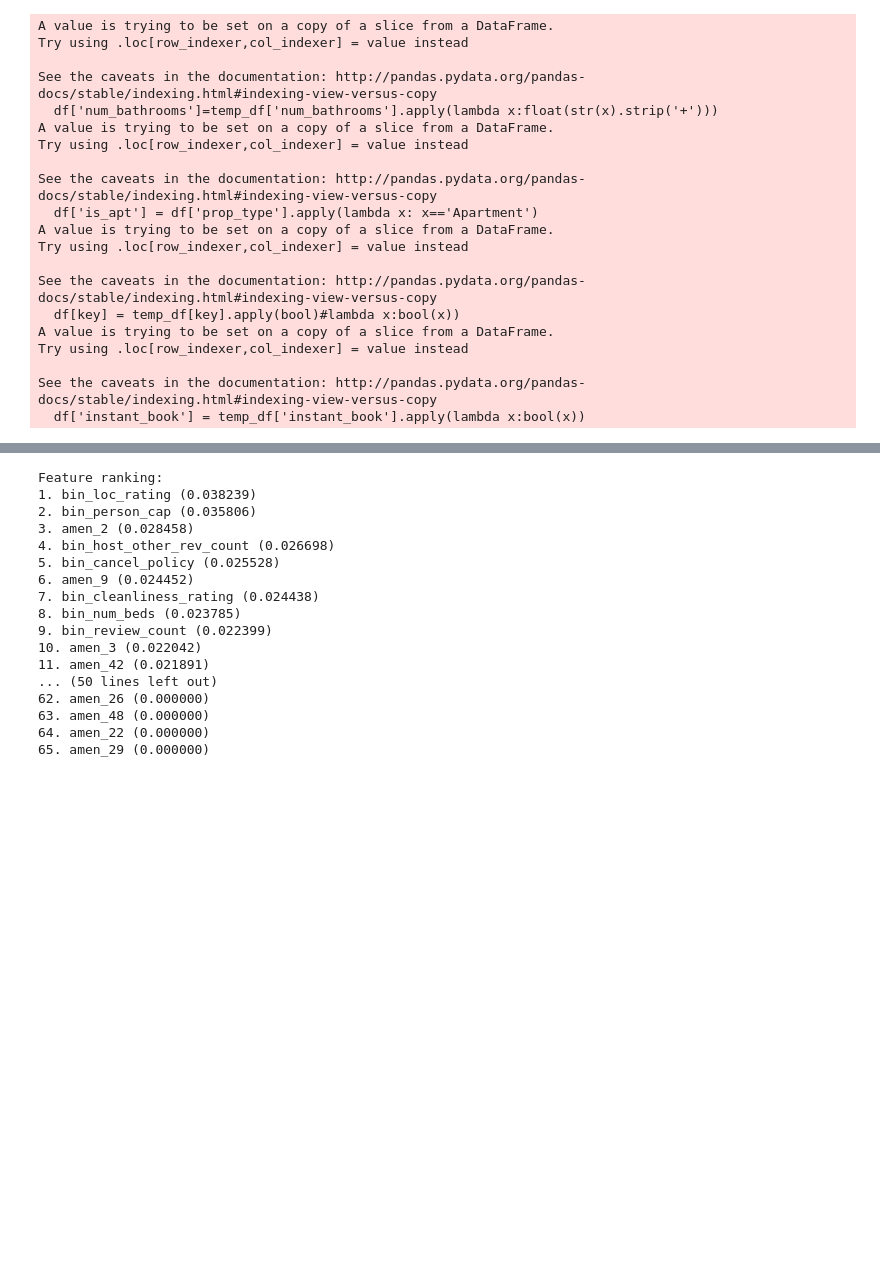
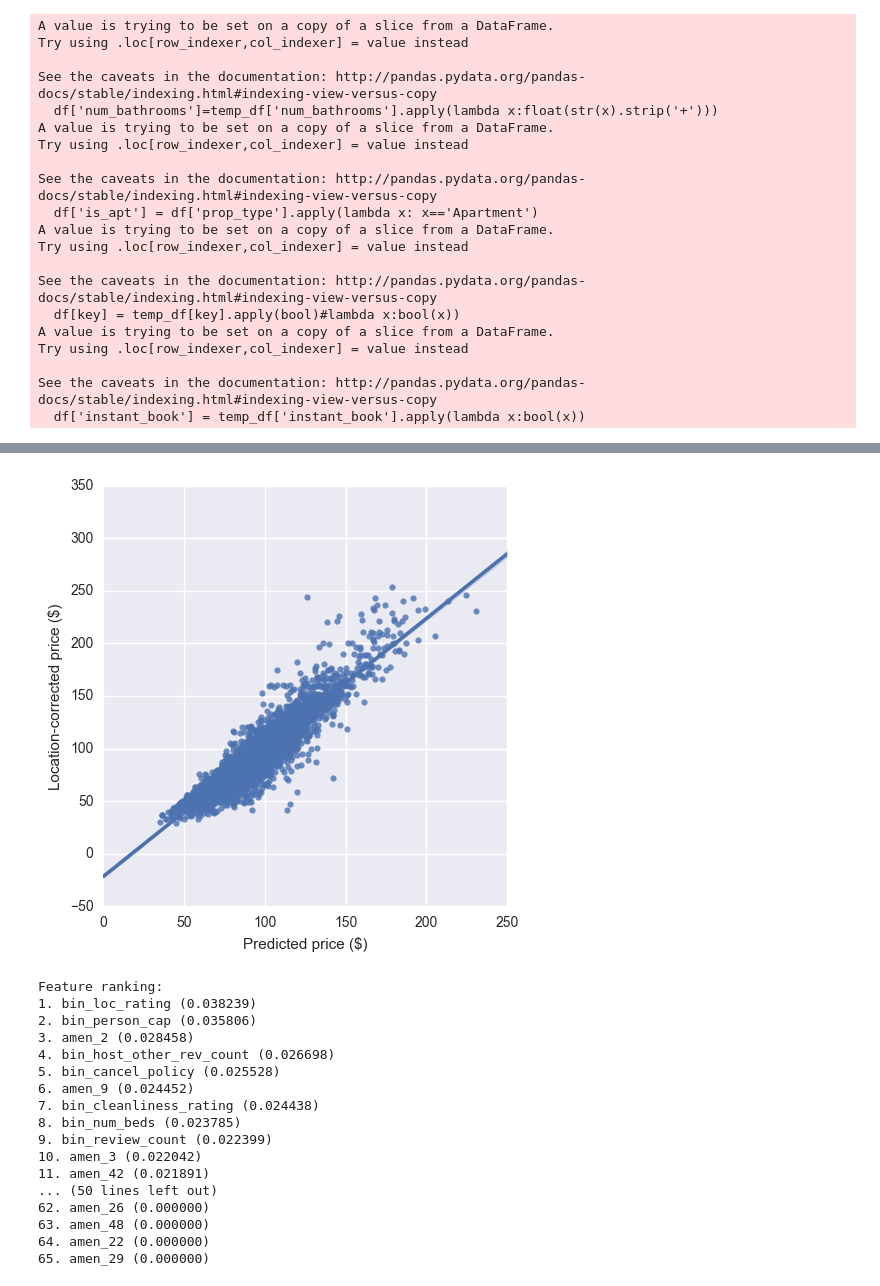
Before and after one commit to btamadio/PricePredictor, a Jupyter notebook: PricePredictor/binary_feature_engineering.ipynb, the cells around one changed output, grey strips where cells are left out. Saved outputs shown, nothing was run; the diff lists cells and outputs as text; code cells hidden in the pictures; blank space fills up the shorter version.

```diff
--- a/PricePredictor/binary_feature_engineering.ipynb
+++ b/PricePredictor/binary_feature_engineering.ipynb
@@ -65,3 +81,18 @@ plt.ylabel('Listed Price ($)');
+# %%
+#df.plot(x='pred_price',y='corr_price',kind='scatter')
+#plt.title('Training Set Results')
+#plt.xlabel('Predicted Price ($)')
+#plt.ylabel('Location-corrected Price ($)');
+#x=df['pred_price'].values
+#y=df['corr_price'].values
+#np.poly1d(np.polyfit(x,y,1))
+#np.polyfit(x,y,1)
+#plt.plot(np.unique(x), np.poly1d(np.polyfit(x, y, 1))(np.unique(x)));
+sns.lmplot('pred_price','corr_price',data=df,scatter=True)
+plt.xlabel('Predicted price ($)');
+plt.ylabel('Location-corrected price ($)');
+# %% [output]
+[figure, added]
 # %%
 amen_name_dict = joblib.load('static/amen_name_dict.pkl')
 importances = forest.feature_importances_
```
Also changed, not shown: parts of 8 cells of this notebook, 2 other files.
